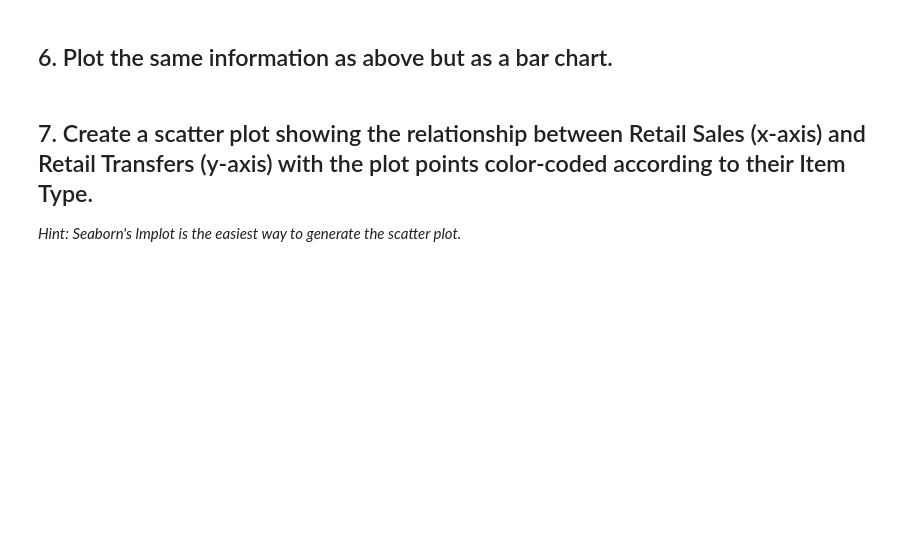
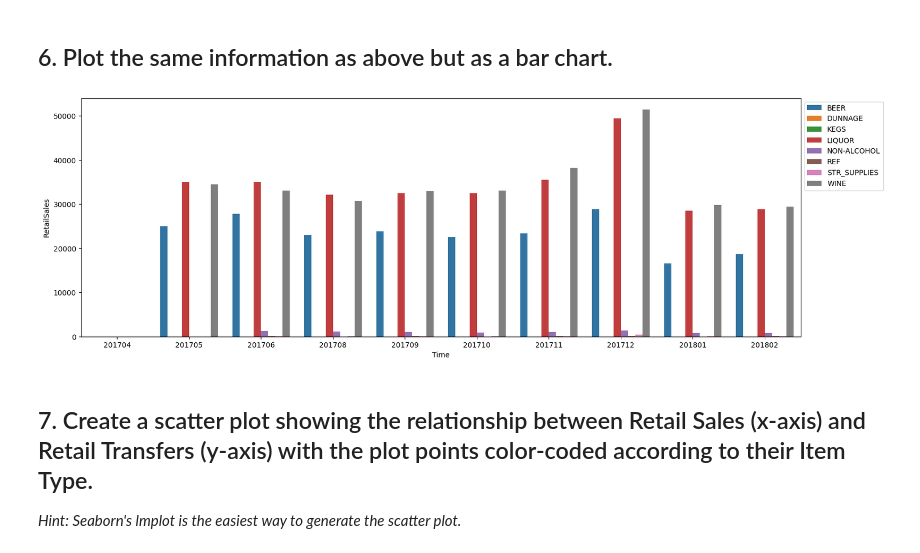
Before and after one commit to JaimeSastreCrespo/DAFT_1022, a Jupyter notebook: module_2/Lab_2_ Plotting-Multiple-Data-Series/main.ipynb, the cells around one changed output. Saved outputs shown, nothing was run; the diff lists cells and outputs as text; code cells hidden in the pictures; blank space fills up the shorter version.

```diff
--- a/module_2/Lab_2_ Plotting-Multiple-Data-Series/main.ipynb
+++ b/module_2/Lab_2_ Plotting-Multiple-Data-Series/main.ipynb
@@ -137,5 +113,12 @@ data.head()
 # %% [markdown]
 ## 6. Plot the same information as above but as a bar chart.
+# %%
+plt.figure(figsize=(18, 6))
+sns.barplot(x='Time', y='RetailSales', data=data4, hue='ItemType')
+plt.legend(bbox_to_anchor=(1, 1), loc='upper left')
+plt.show()
+# %% [output]
+[figure, added]
 # %% [markdown]
 ## 7. Create a scatter plot showing the relationship between Retail Sales (x-axis) and Retail Transfers (y-axis) with the plot points color-coded according to their Item Type.
 
```
Also changed, not shown: parts of 12 cells of this notebook, 1 other file.
